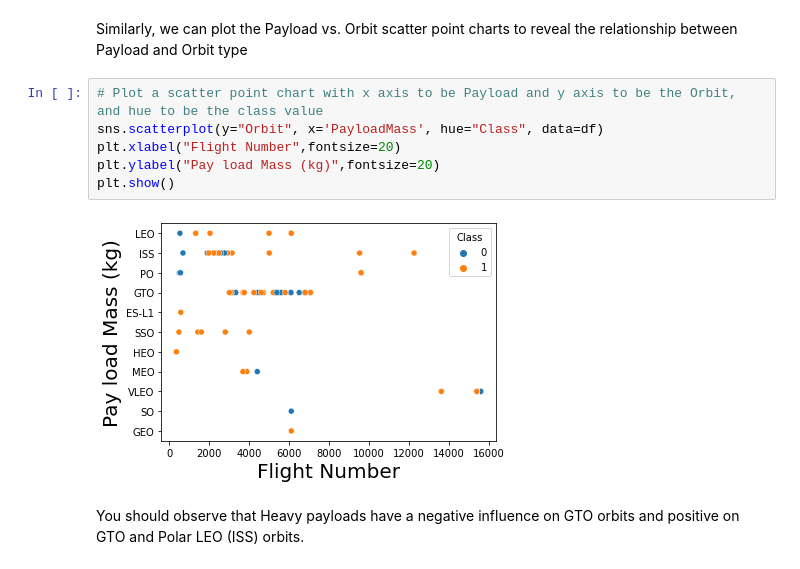
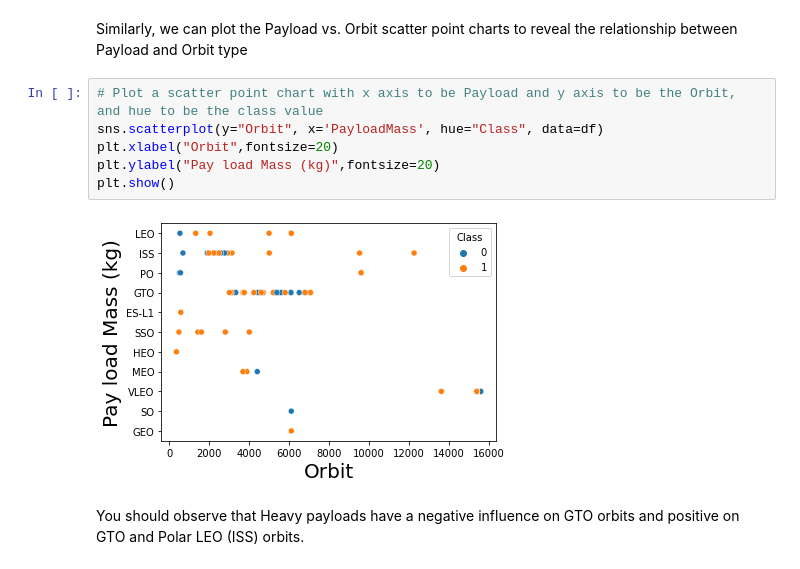
Before and after one commit to Besstrashnyy/RocketScience, a Jupyter notebook: EDA with Data Visual.ipynb, the cells around one changed output. Cells and saved outputs as stored; diff of their text form.

```diff
--- a/EDA with Data Visual.ipynb
+++ b/EDA with Data Visual.ipynb
@@ -170,11 +171,11 @@ Similarly, we can plot the Payload vs. Orbit scatter point charts to reveal the
 # %%
 # Plot a scatter point chart with x axis to be Payload and y axis to be the Orbit, and hue to be the class value
 sns.scatterplot(y="Orbit", x='PayloadMass', hue="Class", data=df)
-plt.xlabel("Flight Number",fontsize=20)
+plt.xlabel("Orbit",fontsize=20)
 plt.ylabel("Pay load Mass (kg)",fontsize=20)
 plt.show()
 # %% [output]
-[figure, old version]
+[figure, new version]
 # %% [markdown]
 You should observe that Heavy payloads have a negative influence on GTO orbits and positive on GTO and Polar LEO (ISS) orbits.
 # %% [markdown]
```
Also changed, not shown: parts of 6 cells of this notebook.
